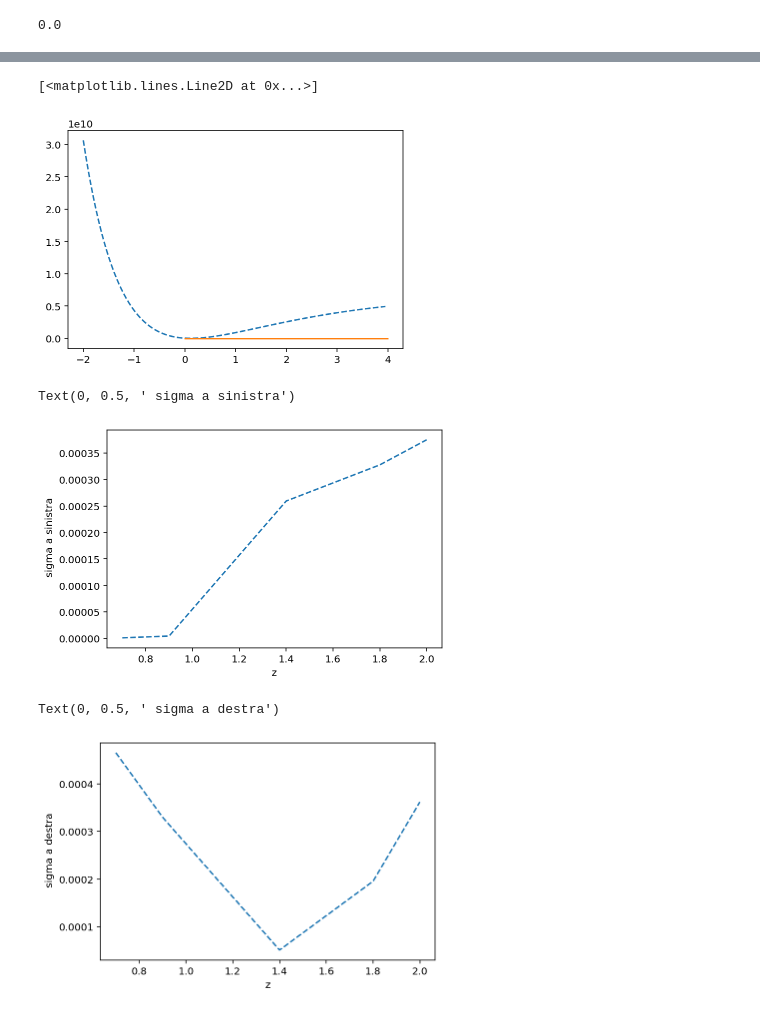
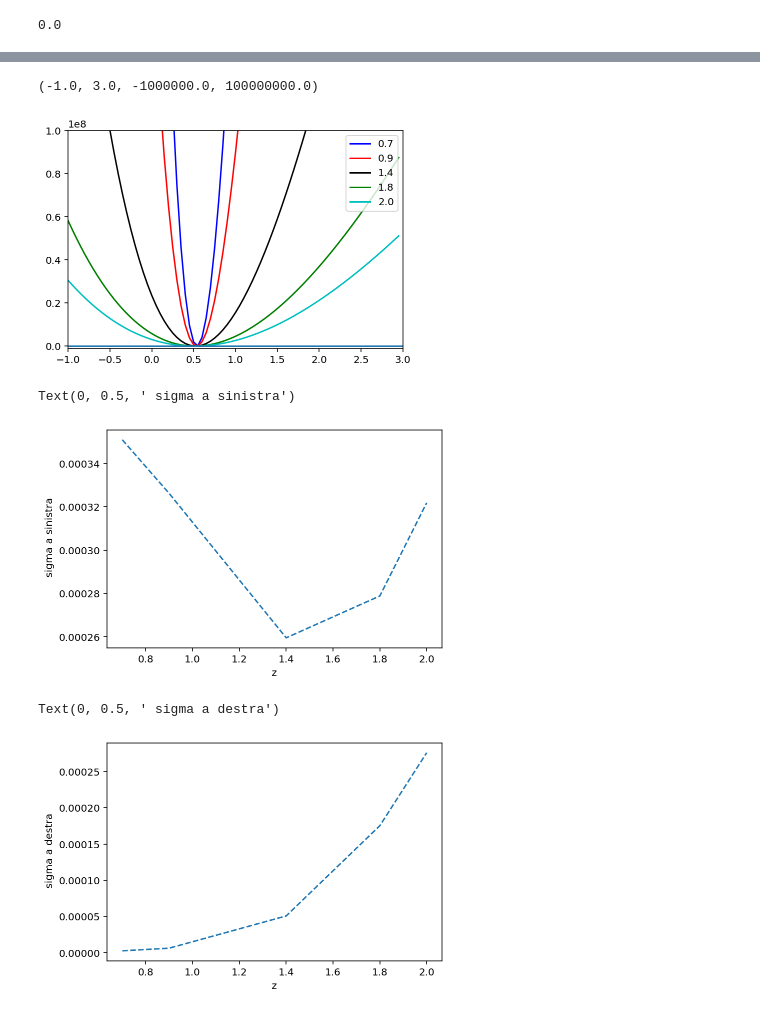
Before and after one commit to Sareva00/Tesi, a Jupyter notebook: GammaGW - Copia2.ipynb, the cells around one changed output, grey strips where cells are left out. Cells and saved outputs as stored; diff of their text form; code cells hidden in the pictures.

```diff
--- a/GammaGW - Copia2.ipynb
+++ b/GammaGW - Copia2.ipynb
@@ -74,6 +74,7 @@ dl'= r + (1+z)*c/H
 bias = np.ones(len(z)) + z*0.84   #funzione di bias delle galassie, cercane altre!!
 
 f = (results.get_fsigma8()/results.get_sigma8())
+f = np.flipud(f)
 dl = results.luminosity_distance(z[0])
 d = results.comoving_radial_distance(z[0])
 
@@ -97,7 +98,7 @@ for i in range (len(kh)):
 # %%
 err_Pgg = np.ones((len(kh),len(mu),len(zetas)))
 # %%
-gammas= np.arange(-2,4,0.05)   #calcolo il chi quadro per un certo set di valori di gamma
+gammas= np.arange(-1,3,0.05)   #calcolo il chi quadro per un certo set di valori di gamma
 
 for k in range(len(gammas)):
     gammas[k] = round (gammas[k],3)
@@ -156,8 +165,8 @@ intersec2 = []
 
 for i in range (len(zetas)):
     y1.append(lambda x: interpol[i](x) - 1 -chi2min[i])
-    intersec1.append(optimize.brentq(y1[i],0.001,min[i]))
-    intersec2.append(optimize.brentq(y1[i],min[i],3.9))    #trova le soluzioni in un intervallo fissato
+    intersec1.append(optimize.brentq(y1[i],-0.5,min[i]))
+    intersec2.append(optimize.brentq(y1[i],min[i],1.9))    #trova le soluzioni in un intervallo fissato
 
 print(intersec1,intersec2)
 # %% [output]
@@ -190,29 +203,33 @@ func(min[0])
 # %%
-plt.plot(gammas,func(gammas), '--')
+for i, (redshift, color) in enumerate(zip(z,['b','r','k','g','c'])): #cicla sulle z e sulle righette. Ogni grafico ha una zeta e una lineetta diversa
+    plt.plot(gammas, chi2[:,i]-chi2min[i], color= color, ls = '-',label= redshift)
+
 #plt.legend(['data', 'cubic'])
 #plt.xlabel(' gamma ')
 #plt.ylabel('Chi^2')
 
+plt.legend([z[0],z[1],z[2],z[3],z[4]], loc='upper right');
+
 #CALCOLO DELL'ERRORE
-xpoints= np.arange(0,4,0.005)
+xpoints= np.arange(-1,3,0.005)
 ypoints = np.ones(len(xpoints))
 plt.plot(xpoints,ypoints)
 
-#plt.axis([0.05,0.175,-2e4,7e4])
+plt.axis([-1,3,-1e6,1e8])
 # %% [output]
-[<matplotlib.lines.Line2D at 0x...>]
+(-1.0, 3.0, -1000000.0, 100000000.0)
-[figure, old version]
+[figure, new version]
 # %%
 plt.plot(zetas, sigmas, '--')
 plt.xlabel(' z ')
 plt.ylabel(' sigma a sinistra')
 # %% [output]
 Text(0, 0.5, ' sigma a sinistra')
-[figure, old version]
+[figure, new version]
 # %%
 plt.plot(zetas, sigmad, '--')
 plt.xlabel(' z ')
 plt.ylabel(' sigma a destra')
 # %% [output]
 Text(0, 0.5, ' sigma a destra')
-[figure, old version]
+[figure, new version]
```
Also changed, not shown: parts of 8 cells of this notebook, 2 other files.
